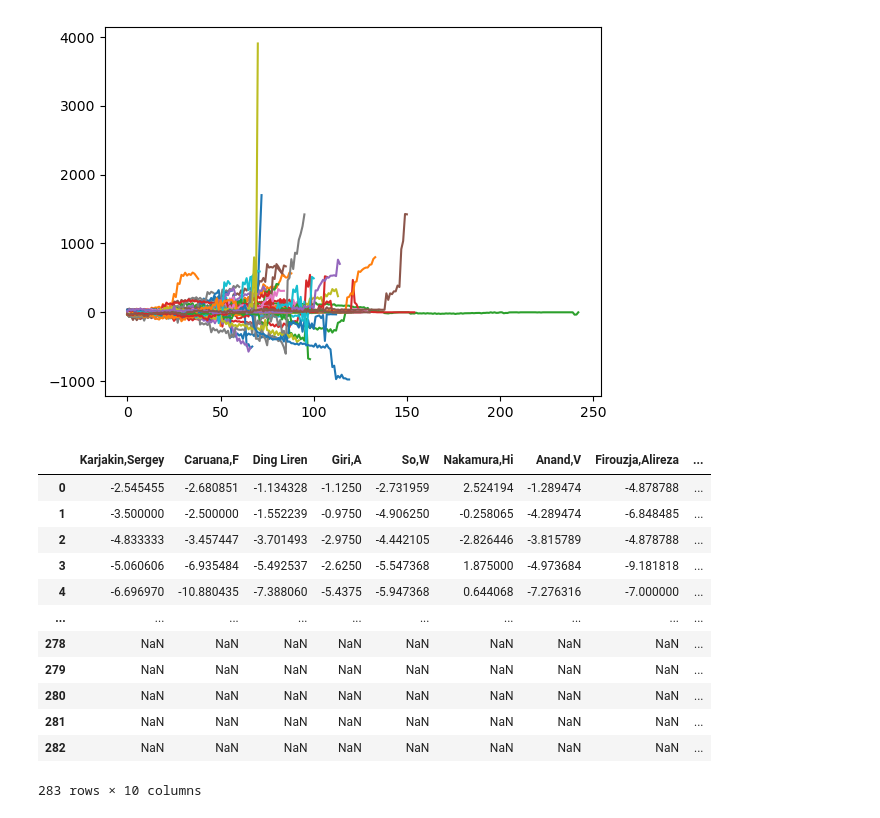
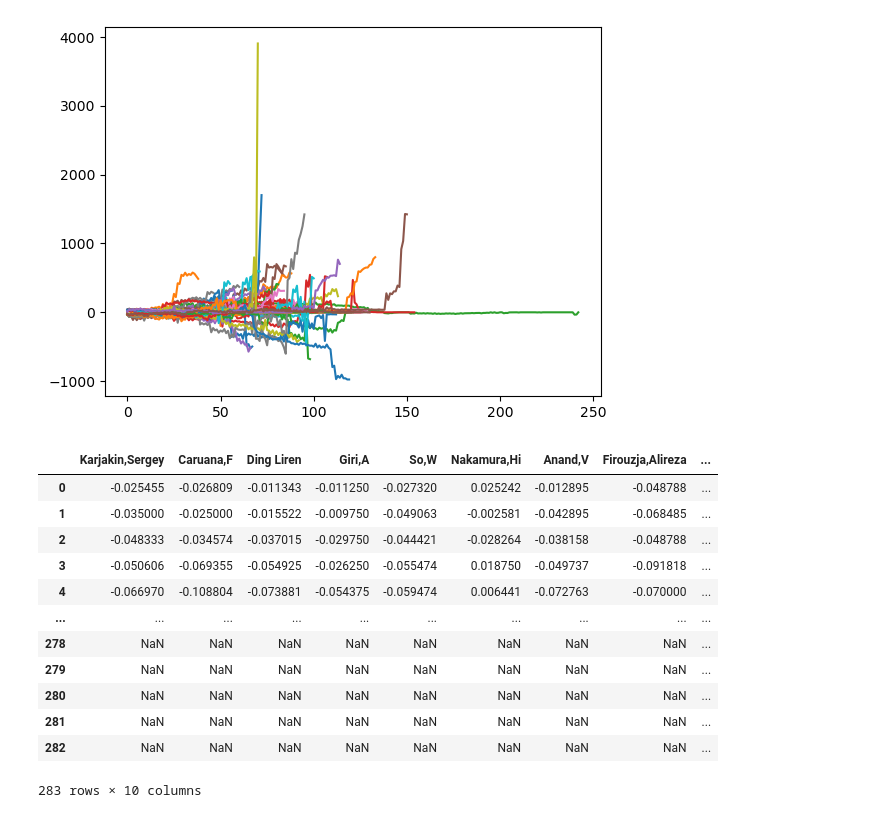
Before and after one commit to AniAggarwal/chess-visualization, a Jupyter notebook: src/graphing.ipynb, the cells around one changed output. Cells and saved outputs as stored; diff of their text form; code cells hidden in the pictures.

```diff
--- a/src/graphing.ipynb
+++ b/src/graphing.ipynb
@@ -37,14 +38,16 @@ for opp, opp_data in df.items():
     data_avg[opp] = np.nanmean(np.array(opp_data.tolist(), dtype=float), axis=0)
 # %%
 df_avg = pd.DataFrame(data_avg)
+# scale down df_avg
+df_avg /= 100
 df_avg
 # %% [output]
 |  | Karjakin,Sergey | Caruana,F | Ding Liren | Giri,A | So,W | Nakamura,Hi | Anand,V | Firouzja,Alireza | ... |
-| 0 | -2.545455 | -2.680851 | -1.134328 | -1.1250 | -2.731959 | 2.524194 | -1.289474 | -4.878788 | ... |
-| 1 | -3.500000 | -2.500000 | -1.552239 | -0.9750 | -4.906250 | -0.258065 | -4.289474 | -6.848485 | ... |
-| 2 | -4.833333 | -3.457447 | -3.701493 | -2.9750 | -4.442105 | -2.826446 | -3.815789 | -4.878788 | ... |
-| 3 | -5.060606 | -6.935484 | -5.492537 | -2.6250 | -5.547368 | 1.875000 | -4.973684 | -9.181818 | ... |
-| 4 | -6.696970 | -10.880435 | -7.388060 | -5.4375 | -5.947368 | 0.644068 | -7.276316 | -7.000000 | ... |
+| 0 | -0.025455 | -0.026809 | -0.011343 | -0.011250 | -0.027320 | 0.025242 | -0.012895 | -0.048788 | ... |
+| 1 | -0.035000 | -0.025000 | -0.015522 | -0.009750 | -0.049063 | -0.002581 | -0.042895 | -0.068485 | ... |
+| 2 | -0.048333 | -0.034574 | -0.037015 | -0.029750 | -0.044421 | -0.028264 | -0.038158 | -0.048788 | ... |
+| 3 | -0.050606 | -0.069355 | -0.054925 | -0.026250 | -0.055474 | 0.018750 | -0.049737 | -0.091818 | ... |
+| 4 | -0.066970 | -0.108804 | -0.073881 | -0.054375 | -0.059474 | 0.006441 | -0.072763 | -0.070000 | ... |
 | ... | ... | ... | ... | ... | ... | ... | ... | ... | ... |
 | 278 | NaN | NaN | NaN | NaN | NaN | NaN | NaN | NaN | ... |
 | 279 | NaN | NaN | NaN | NaN | NaN | NaN | NaN | NaN | ... |
```
Also changed, not shown: parts of 7 cells of this notebook, 1 other file.
